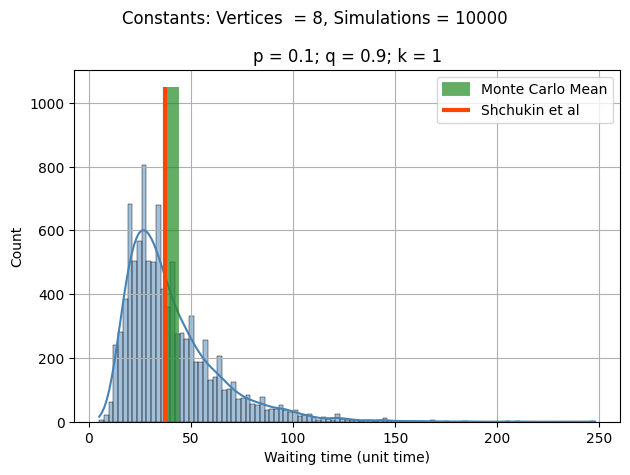
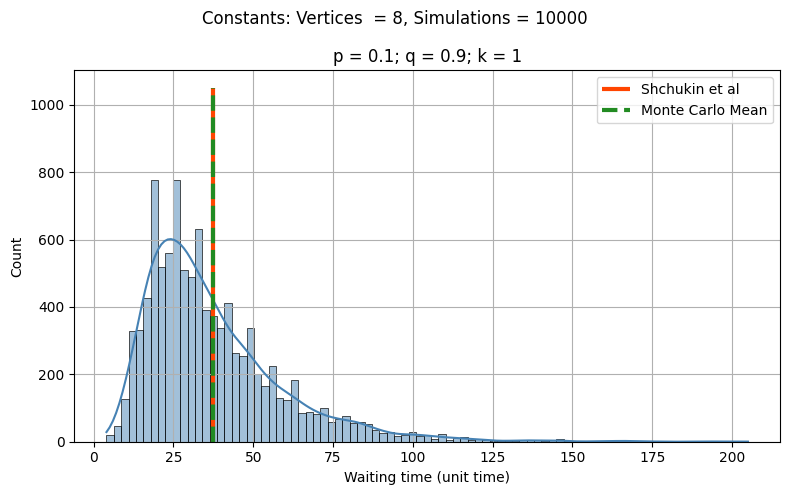
The notebook cell's code change between the first figure and the second:
--- before
+++ after
@@ -1,7 +1,7 @@
-fig, ax = plt.subplots()
+fig, ax = plt.subplots(figsize = (8, 5))
 
 sns.histplot(mc, ax = ax, kde = True, color = 'steelblue')
-ax.vlines(np.mean(mc), 0, 1050, colors='forestgreen', label = 'Monte Carlo Mean', linewidth = 10, alpha = 0.7)
 ax.vlines(shchukin_vals, 0, 1050, colors ='orangered', label = 'Shchukin et al', linewidth = 3)
+ax.vlines(np.mean(mc), 0, 1050, colors='forestgreen', label = 'Monte Carlo Mean', linewidth = 3, linestyle = "dashed")
 ax.set_xlabel("Waiting time (unit time)")
 ax.set_ylabel("Count")

Commit: Updated ipynb file and Monte-Carlo